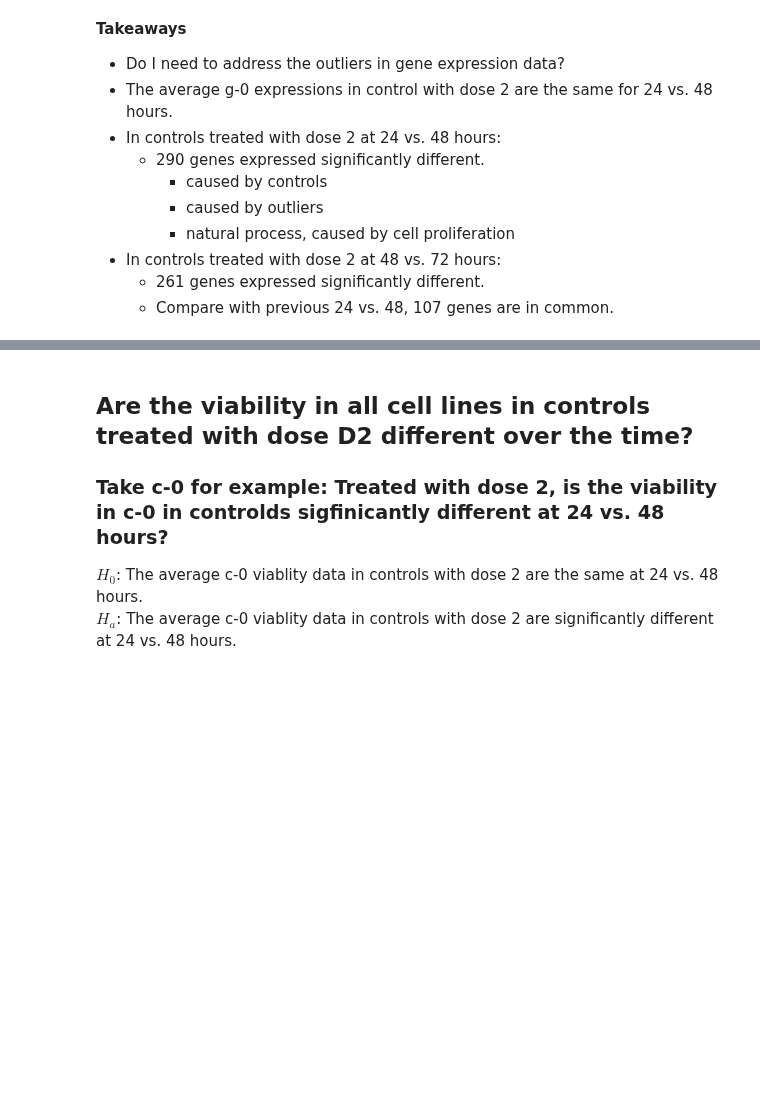
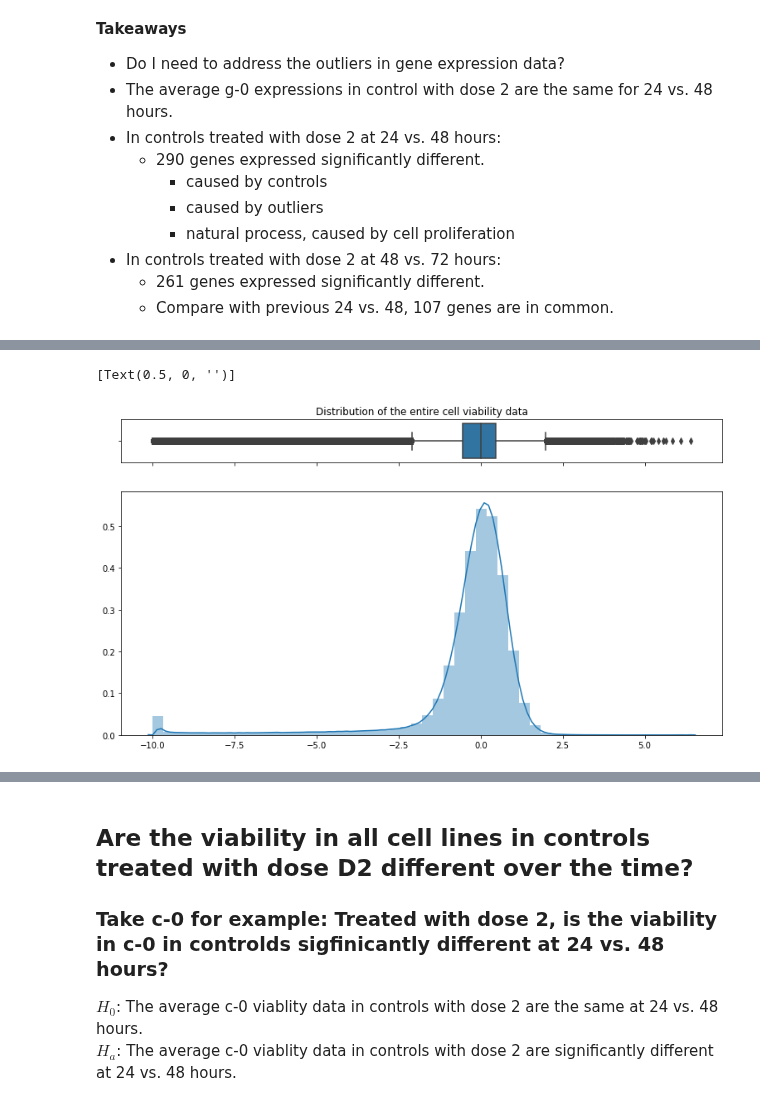
Before and after one commit to Yongliang-Shi/Mechanism-of-Action-Prediction, a Jupyter notebook: explore_moa.ipynb, the cells around one changed output, grey strips where cells are left out. Saved outputs shown, nothing was run; the diff lists cells and outputs as text; code cells hidden in the pictures; blank space fills up the shorter version.

Commit message:
explore cell viability data according to how the samples are treated

```diff
--- a/explore_moa.ipynb
+++ b/explore_moa.ipynb
@@ -175,0 +179,5 @@ len(set_diff_g_24_48 & set_diff_g_48_72)
+# %%
+# Read data frame with c-# columns only
+
+df_cv = pd.read_csv('df_cell_viability.csv', index_col=0)
+df_cv.shape
@@ -175,0 +197,5 @@ len(set_diff_g_24_48 & set_diff_g_48_72)
+# %%
+# Melt cell viability data into a single column
+
+df_cv_1col = df_cv.melt(var_name='cell_line').set_index('cell_line')
+df_cv_1col.shape
@@ -175,0 +226,20 @@ len(set_diff_g_24_48 & set_diff_g_48_72)
+# %%
+# Plot the entire cell viability data
+
+# Cut the window into 2 parts
+fig, (ax_box, ax_hist) = plt.subplots(2, sharex=True, figsize=(13,7),
+                                      gridspec_kw={"height_ratios": (0.15, 0.85)})
+
+# Add a graph in each part
+sns.boxplot(df_cv_1col, ax=ax_box)
+sns.distplot(df_cv_1col, kde=True, ax=ax_hist)
+
+
+# Add title
+ax_box.set_title('Distribution of the entire cell viability data')
+
+# Remove x axis name for the boxplot
+ax_box.set(xlabel='')
+# %% [output]
+[Text(0.5, 0, '')]
+[figure, added]
```
Also changed, not shown: parts of 24 cells of this notebook.
